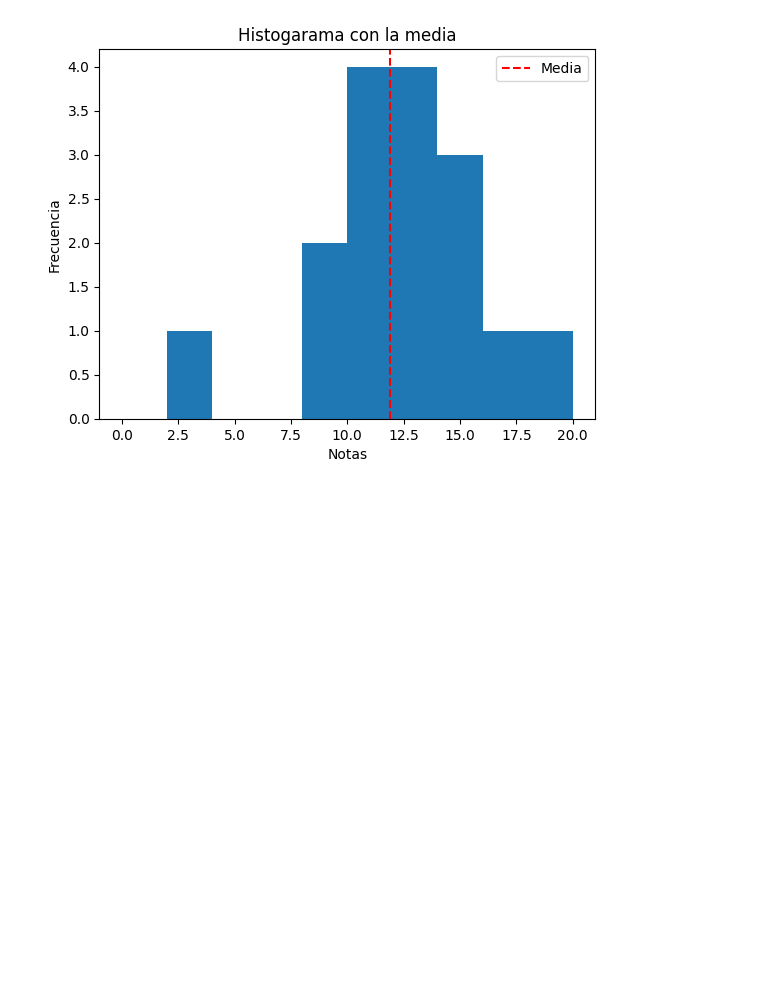
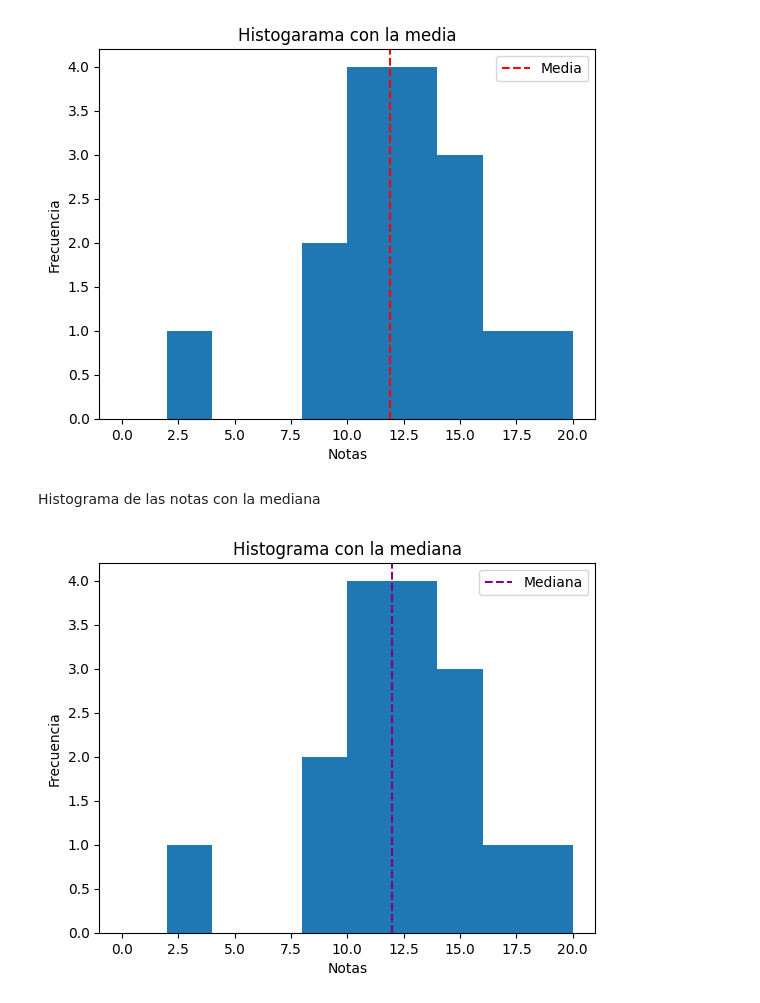
Before and after one commit to Asierjunquera1/Una-serie-de-notas, a Jupyter notebook: análisis.ipynb, the cells around one changed output. Saved outputs shown, nothing was run; the diff lists cells and outputs as text; code cells hidden in the pictures; blank space fills up the shorter version.

Commit message:
histograma mediana

```diff
--- a/análisis.ipynb
+++ b/análisis.ipynb
@@ -122,3 +122,22 @@ histograma_media()
 # %% [output]
 la media es: 11.875
 [figure]
+# %% [markdown]
+Histograma de las notas con la mediana
+# %%
+def histograma_mediana():
+    median = df["Notas"].median()
+
+    fig, ax = plt.subplots()
+    ax.hist(df["Notas"], bins = range(0,21,2))
+    ax.set_title("Histograma con la mediana")
+    ax.set_xlabel("Notas")
+    ax.set_ylabel("Frecuencia")
+
+    ax.axvline(x = median, color = "purple", linestyle = "--", label = "Mediana")
+    ax.legend()
+    plt.show()
+
+histograma_mediana()
+# %% [output]
+[figure, added]
```
